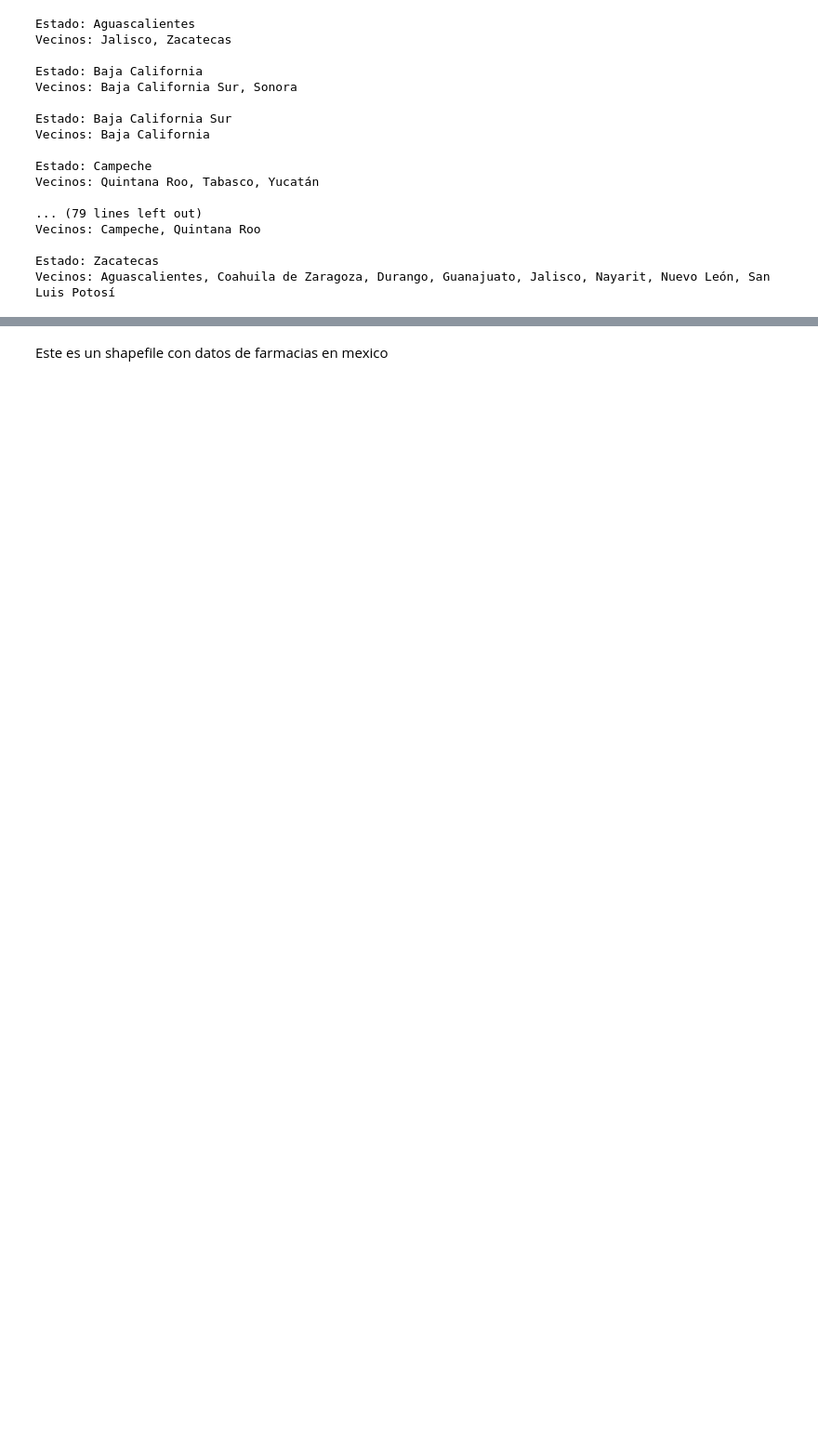
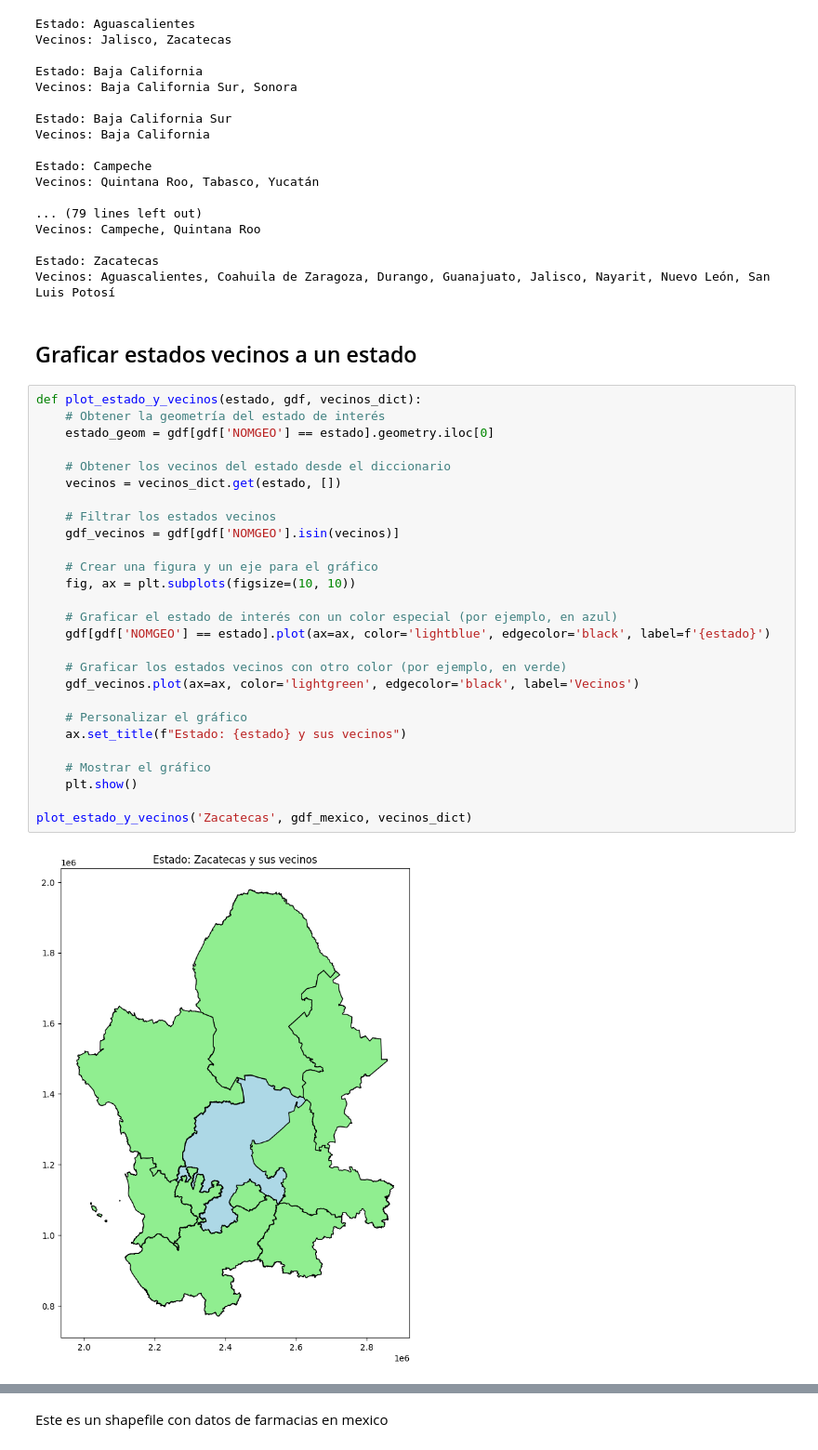
Before and after one commit to barbaperezf/INEGI-Shp, a Jupyter notebook: Clase.ipynb, the cells around one changed output, grey strips where cells are left out. Shown at 93% size. Saved outputs shown, nothing was run; the diff lists cells and outputs as text; blank space fills up the shorter version.

```diff
--- a/Clase.ipynb
+++ b/Clase.ipynb
@@ -223,3 +317,34 @@ Vecinos: Campeche, Quintana Roo
 
 Estado: Zacatecas
 Vecinos: Aguascalientes, Coahuila de Zaragoza, Durango, Guanajuato, Jalisco, Nayarit, Nuevo León, San Luis Potosí
+# %% [markdown]
+## Graficar estados vecinos a un estado
+# %%
+def plot_estado_y_vecinos(estado, gdf, vecinos_dict):
+    # Obtener la geometría del estado de interés
+    estado_geom = gdf[gdf['NOMGEO'] == estado].geometry.iloc[0]
+
+    # Obtener los vecinos del estado desde el diccionario
+    vecinos = vecinos_dict.get(estado, [])
+
+    # Filtrar los estados vecinos
+    gdf_vecinos = gdf[gdf['NOMGEO'].isin(vecinos)]
+
+    # Crear una figura y un eje para el gráfico
+    fig, ax = plt.subplots(figsize=(10, 10))
+
+    # Graficar el estado de interés con un color especial (por ejemplo, en azul)
+    gdf[gdf['NOMGEO'] == estado].plot(ax=ax, color='lightblue', edgecolor='black', label=f'{estado}')
+
+    # Graficar los estados vecinos con otro color (por ejemplo, en verde)
+    gdf_vecinos.plot(ax=ax, color='lightgreen', edgecolor='black', label='Vecinos')
+
+    # Personalizar el gráfico
+    ax.set_title(f"Estado: {estado} y sus vecinos")
+
+    # Mostrar el gráfico
+    plt.show()
+
+plot_estado_y_vecinos('Zacatecas', gdf_mexico, vecinos_dict)
+# %% [output]
+[figure, added]
```
Also changed, not shown: parts of 43 cells of this notebook.
